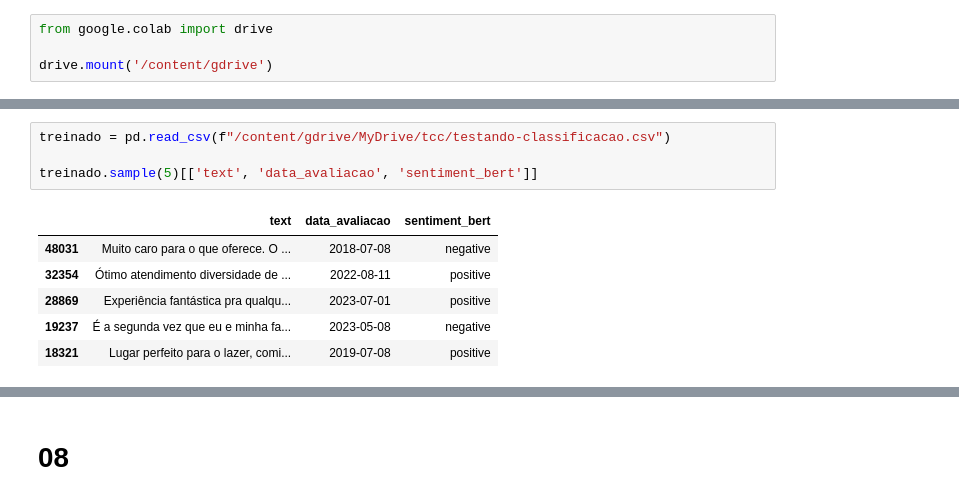
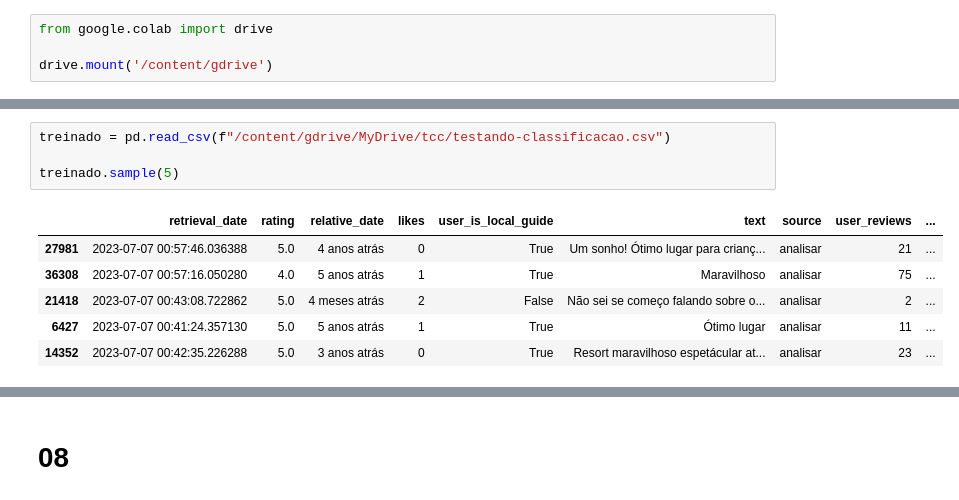
Before and after one commit to emerson-matos/tcc-notebooks, a Jupyter notebook: sentimentos/analise.ipynb, the cells around one changed output, grey strips where cells are left out. Cells and saved outputs as stored; diff of their text form.

```diff
--- a/sentimentos/analise.ipynb
+++ b/sentimentos/analise.ipynb
@@ -41,12 +41,12 @@ exploratoria.sample(5)[['text', 'data_avaliacao']]
 # %%
 treinado = pd.read_csv(f"/content/gdrive/MyDrive/tcc/testando-classificacao.csv")
 
-treinado.sample(5)[['text', 'data_avaliacao', 'sentiment_bert']]
+treinado.sample(5)
 # %% [output]
-|  | text | data_avaliacao | sentiment_bert |
-| 48031 | Muito caro para o que oferece. O ... | 2018-07-08 | negative |
-| 32354 | Ótimo atendimento diversidade de ... | 2022-08-11 | positive |
-| 28869 | Experiência fantástica pra qualqu... | 2023-07-01 | positive |
-| 19237 | É a segunda vez que eu e minha fa... | 2023-05-08 | negative |
-| 18321 | Lugar perfeito para o lazer, comi... | 2019-07-08 | positive |
+|  | retrieval_date | rating | relative_date | likes | user_is_local_guide | text | source | user_reviews | ... |
+| 27981 | 2023-07-07 00:57:46.036388 | 5.0 | 4 anos atrás | 0 | True | Um sonho! Ótimo lugar para crianç... | analisar | 21 | ... |
+| 36308 | 2023-07-07 00:57:16.050280 | 4.0 | 5 anos atrás | 1 | True | Maravilhoso | analisar | 75 | ... |
+| 21418 | 2023-07-07 00:43:08.722862 | 5.0 | 4 meses atrás | 2 | False | Não sei se começo falando sobre o... | analisar | 2 | ... |
+| 6427 | 2023-07-07 00:41:24.357130 | 5.0 | 5 anos atrás | 1 | True | Ótimo lugar | analisar | 11 | ... |
+| 14352 | 2023-07-07 00:42:35.226288 | 5.0 | 3 anos atrás | 0 | True | Resort maravilhoso espetácular at... | analisar | 23 | ... |
 # %%
```
Also changed, not shown: parts of 51 cells of this notebook.
